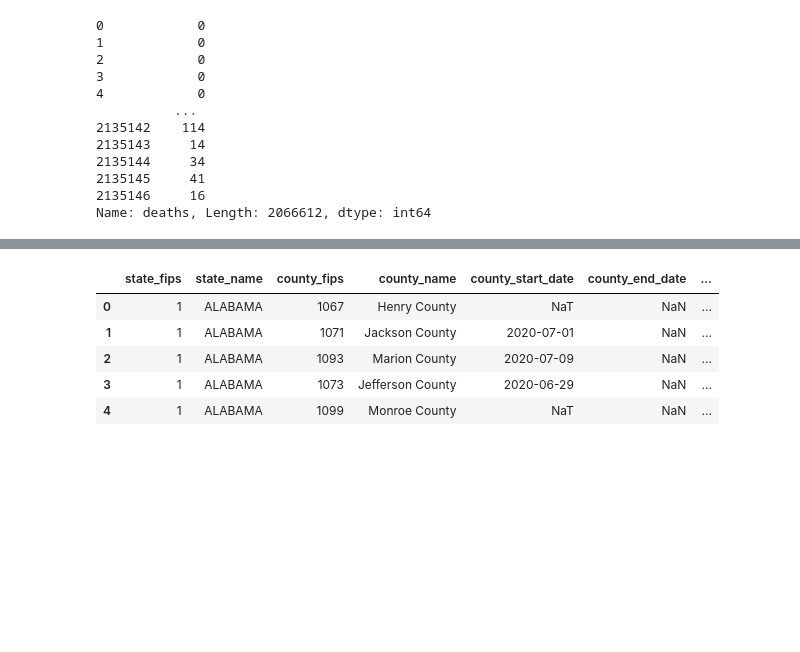
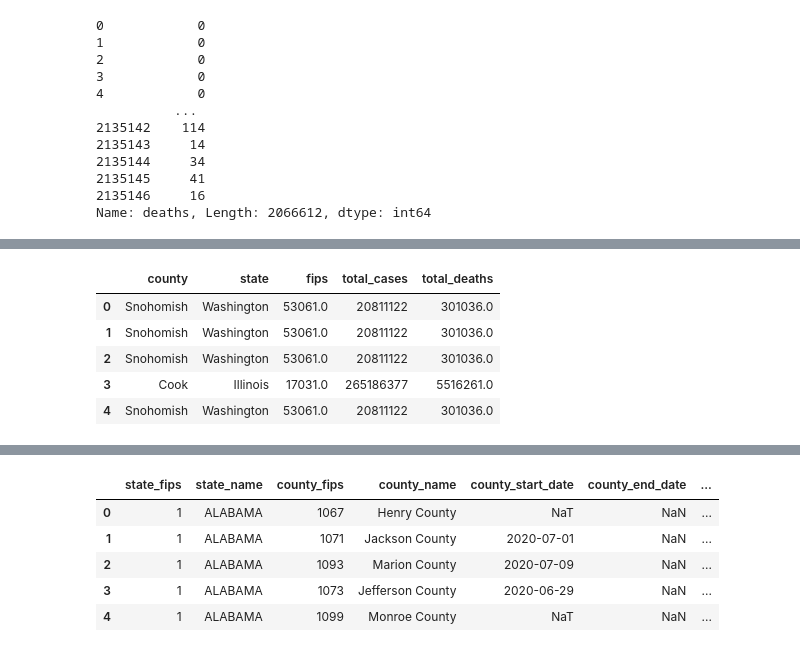
Before and after one commit to Jimmygjr10/Covid19_Mask_Mandate, a Jupyter notebook: Covid-19Prediction.ipynb, the cells around one changed output, grey strips where cells are left out. Drawn from its saved outputs; the diff is of its cells as text; code cells hidden in the pictures; blank space fills up the shorter version.

```diff
--- a/Covid-19Prediction.ipynb
+++ b/Covid-19Prediction.ipynb
@@ -91,0 +137,11 @@ Name: deaths, Length: 2066612, dtype: int64
+# %%
+# Drop case and death column
+df1_clean = df1_clean.drop(columns=["cases", "deaths", "date"])
+df1_clean.head()
+# %% [output]
+|  | county | state | fips | total_cases | total_deaths |
+| 0 | Snohomish | Washington | 53061.0 | 20811122 | 301036.0 |
+| 1 | Snohomish | Washington | 53061.0 | 20811122 | 301036.0 |
+| 2 | Snohomish | Washington | 53061.0 | 20811122 | 301036.0 |
+| 3 | Cook | Illinois | 17031.0 | 265186377 | 5516261.0 |
+| 4 | Snohomish | Washington | 53061.0 | 20811122 | 301036.0 |
```
Also changed, not shown: parts of 4 cells of this notebook.
